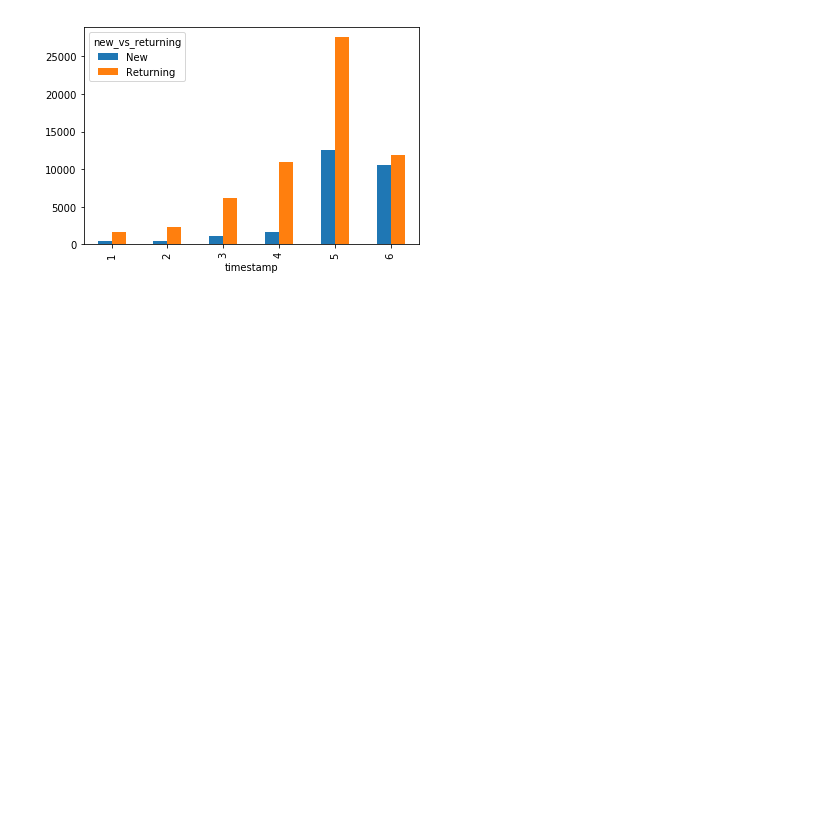
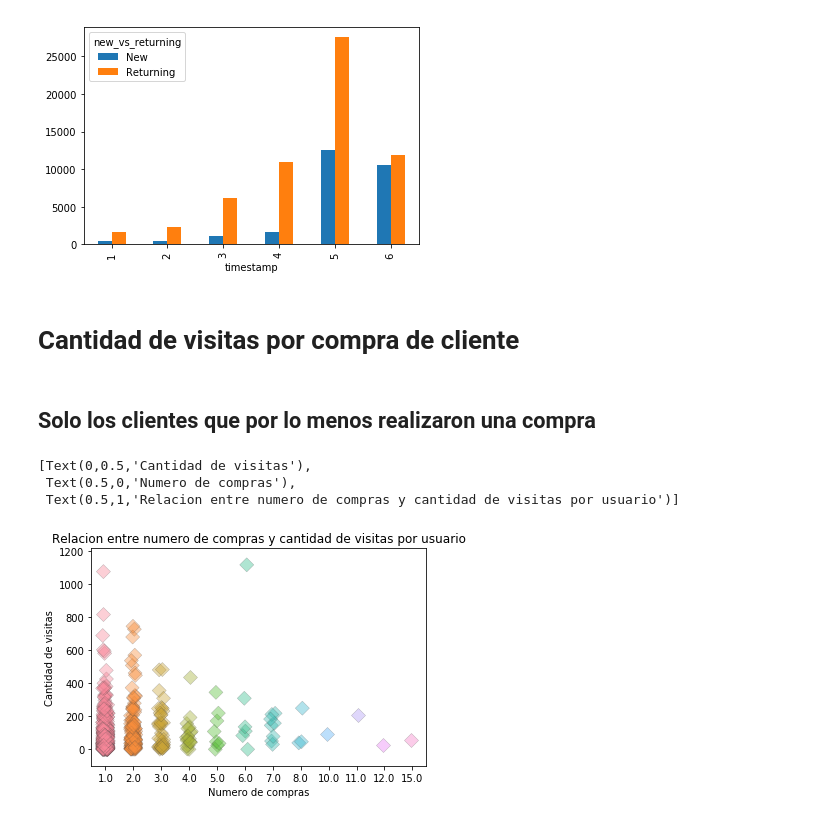
Before and after one commit to sebalogue/tp1-datos, a Jupyter notebook: src/seba/analisis-intro.ipynb, the cells around one changed output. Saved outputs shown, nothing was run; the diff lists cells and outputs as text; code cells hidden in the pictures; blank space fills up the shorter version.

Commit message:
Cantidad de visitas por compra y cantidad de regresos al sitio por usuario

```diff
--- a/src/seba/analisis-intro.ipynb
+++ b/src/seba/analisis-intro.ipynb
@@ -133,3 +134,28 @@ df.groupby([df['timestamp'].dt.month, 'new_vs_returning']).size().unstack().plot
 # %% [output]
 <matplotlib.axes._subplots.AxesSubplot at 0x...>
 [figure]
+# %% [markdown]
+# Cantidad de visitas por compra de cliente
+# %% [markdown]
+## Solo los clientes que por lo menos realizaron una compra
+# %%
+person_event = tf.filter(items=['person', 'event'])
+person_event['cant'] = 1
+person_event = person_event.loc[(person_event['event'] == 'conversion') | (person_event['event'] == 'viewed product')]
+
+person_conv = person_event.groupby(['person', 'event']).agg({'cant': 'sum'}).unstack()
+person_conv = person_conv.loc[(person_conv['cant']['conversion'].notnull()) & (person_conv['cant']['conversion'] != 0)]
+# %%
+#mejor reindexar?...
+person_conv['conversion'] = person_conv['cant']['conversion']
+person_conv['viewed product'] = person_conv['cant']['viewed product']
+# %%
+ax = sns.stripplot(x="conversion", y="viewed product", data=person_conv,\
+                   jitter=True, linewidth=0.4, alpha=.4, marker="D", size=10)
+ax.set(xlabel='Numero de compras', ylabel='Cantidad de visitas', \
+       title='Relacion entre numero de compras y cantidad de visitas por usuario')
+# %% [output]
+[Text(0,0.5,'Cantidad de visitas'),
+ Text(0.5,0,'Numero de compras'),
+ Text(0.5,1,'Relacion entre numero de compras y cantidad de visitas por usuario')]
+[figure, added]
```
Also changed, not shown: parts of 29 cells of this notebook.
